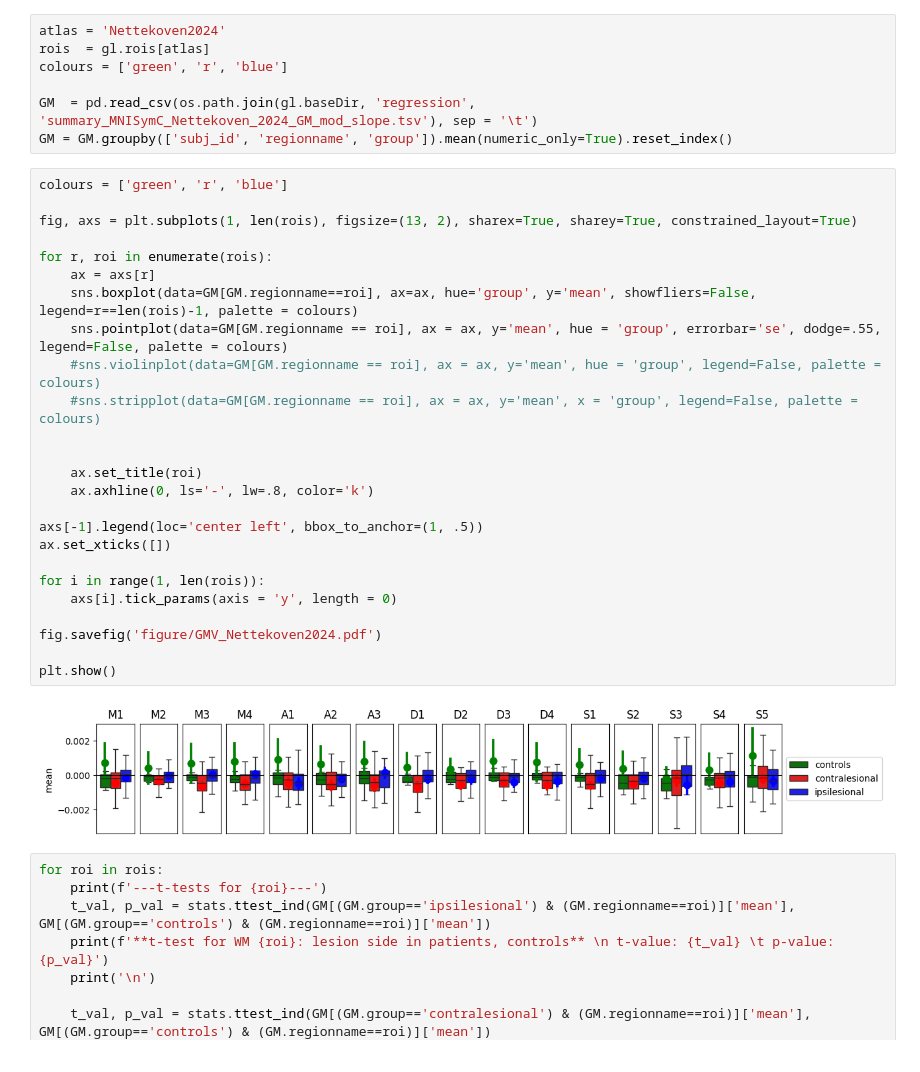
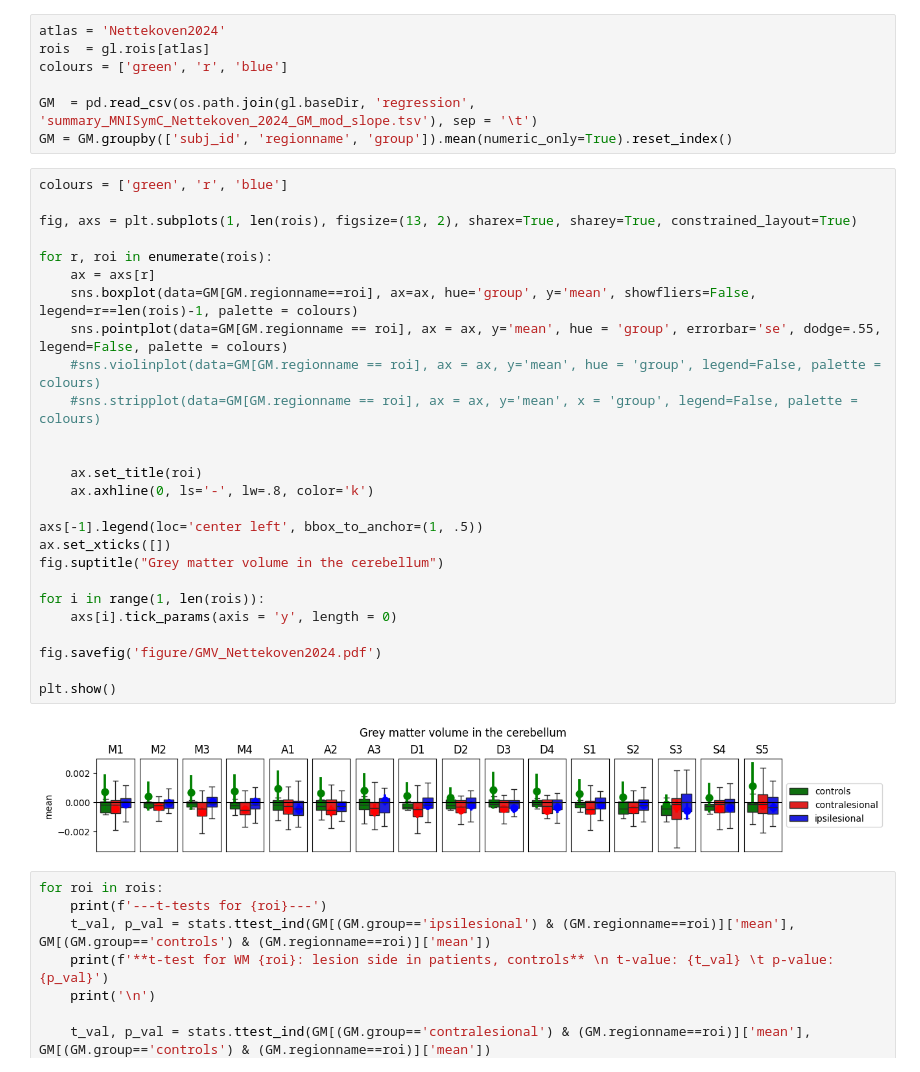
Before and after one commit to medhakp/smarts_cerebellum, a Jupyter notebook: notebooks/slope_mean_Nettekoven2024.ipynb, the cells around one changed output. Cells and saved outputs as stored; diff of their text form.

```diff
--- a/notebooks/slope_mean_Nettekoven2024.ipynb
+++ b/notebooks/slope_mean_Nettekoven2024.ipynb
@@ -17,30 +17,31 @@ GM = GM.groupby(['subj_id', 'regionname', 'group']).mean(numeric_only=True).rese
 # %%
 colours = ['green', 'r', 'blue']
 
 fig, axs = plt.subplots(1, len(rois), figsize=(13, 2), sharex=True, sharey=True, constrained_layout=True)
 
 for r, roi in enumerate(rois):
     ax = axs[r]
     sns.boxplot(data=GM[GM.regionname==roi], ax=ax, hue='group', y='mean', showfliers=False, legend=r==len(rois)-1, palette = colours)
     sns.pointplot(data=GM[GM.regionname == roi], ax = ax, y='mean', hue = 'group', errorbar='se', dodge=.55, legend=False, palette = colours)
     #sns.violinplot(data=GM[GM.regionname == roi], ax = ax, y='mean', hue = 'group', legend=False, palette = colours)
     #sns.stripplot(data=GM[GM.regionname == roi], ax = ax, y='mean', x = 'group', legend=False, palette = colours)
 
 
     ax.set_title(roi)
     ax.axhline(0, ls='-', lw=.8, color='k')
 
 axs[-1].legend(loc='center left', bbox_to_anchor=(1, .5))
 ax.set_xticks([])
+fig.suptitle("Grey matter volume in the cerebellum")
 
 for i in range(1, len(rois)):
     axs[i].tick_params(axis = 'y', length = 0)
 
 fig.savefig('figure/GMV_Nettekoven2024.pdf')
 
 plt.show()
 # %% [output]
-[figure, old version]
+[figure, new version]
 # %%
 for roi in rois:
     print(f'---t-tests for {roi}---')
```
Also changed, not shown: 22 other files.
